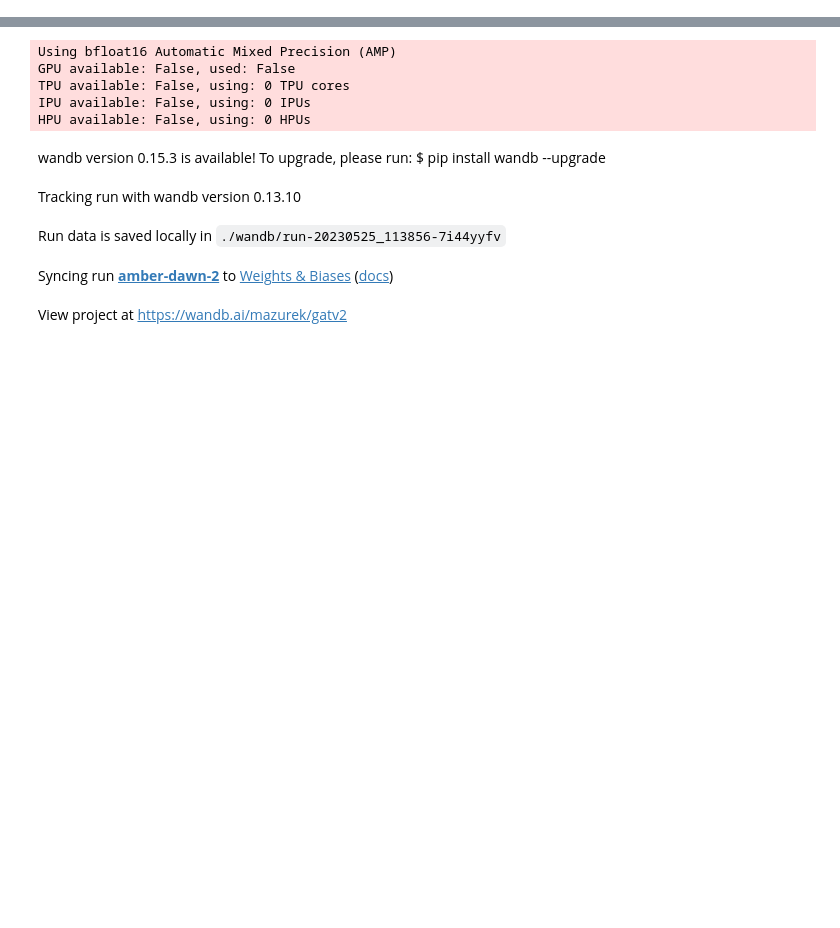
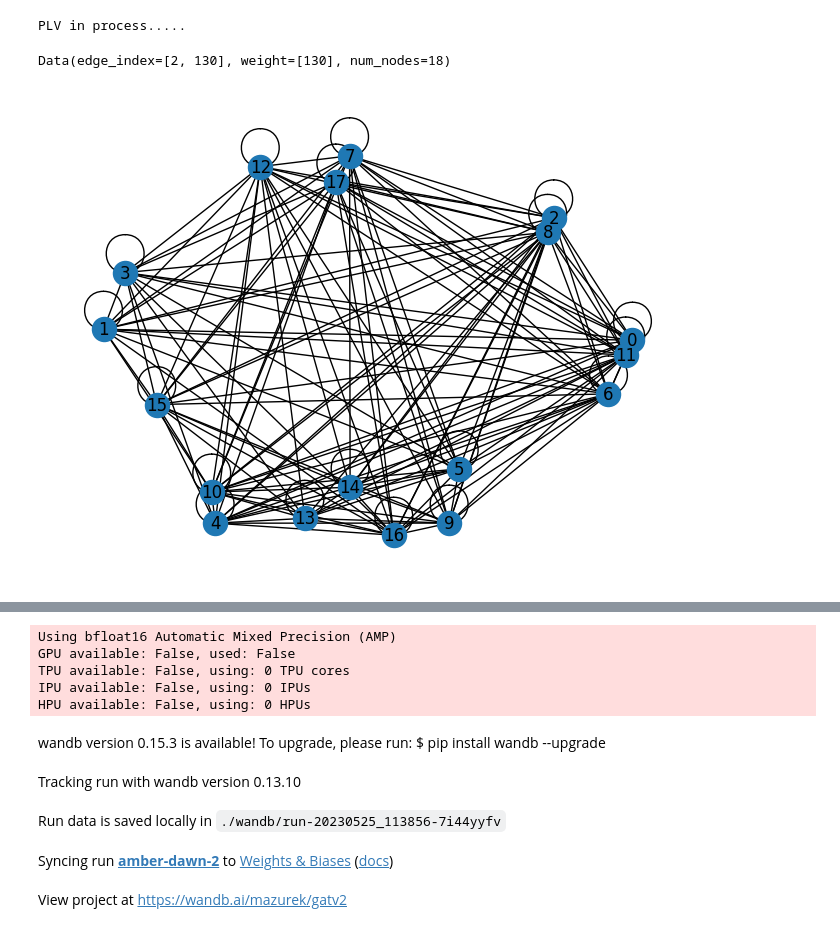
Before and after one commit to szmazurek/sano_eeg, a Jupyter notebook: main_experiments.ipynb, the cells around one changed output, grey strips where cells are left out. Saved outputs shown, nothing was run; the diff lists cells and outputs as text; code cells hidden in the pictures; blank space fills up the shorter version.

```diff
--- a/main_experiments.ipynb
+++ b/main_experiments.ipynb
@@ -1060 +1059,4 @@ Preprocessing time:  17.772361993789673
 8.6
+# %%
+edge_weights = dataloader._edge_weights[0].numpy()
+features = dataloader._features[543].numpy()
@@ -1060,0 +1066,6 @@ Preprocessing time:  17.772361993789673
+# %%
+plv_conn_classic = plv_connectivity(features.shape[0],features)
+plv_conn_mne = compute_phase_lock_val(features)
+spectral_corr = compute_spect_corr(60,features,with_eigenvalues=False)
+# %% [output]
+PLV in process.....
@@ -1060,0 +1074,39 @@ Preprocessing time:  17.772361993789673
+# %%
+n = int(np.sqrt(2 * len(spectral_corr)))+1
+
+# Reshape the flattened array into a square matrix
+upper_triangular = np.zeros((n, n))
+upper_triangular[np.triu_indices(n, k=1)] = spectral_corr
+
+# Create an empty matrix for the complete symmetric matrix
+symmetric_matrix = np.zeros((n, n))
+
+# Fill the upper triangular part (including the diagonal)
+symmetric_matrix[np.triu_indices(n)] = upper_triangular[np.triu_indices(n)]
+
+# Fill the lower triangular part by mirroring the upper triangular
+symmetric_matrix = symmetric_matrix + symmetric_matrix.T - np.diag(np.diag(symmetric_matrix))
+
+# Add 1 to the diagonal elements
+np.fill_diagonal(symmetric_matrix, 1)
+# %%
+result_graph = nx.graph.Graph()
+plv_th = 0.0
+result_graph.add_nodes_from(range(features.shape[0]))
+for i in range(features.shape[0]):
+    for j in range(i+1,features.shape[0]):
+        if symmetric_matrix[i,j] > plv_th:
+            result_graph.add_edge(i,j,weight=symmetric_matrix[i,j])
+def add_self_loops(graph):
+    for node in graph.nodes:
+        graph.add_edge(node,node,weight=1)
+    return graph
+result_graph = add_self_loops(result_graph)
+# %%
+from_networkx(result_graph)
+# %% [output]
+Data(edge_index=[2, 130], weight=[130], num_nodes=18)
+# %%
+nx.draw(result_graph,with_labels=True)
+# %% [output]
+[figure, added]
```
Also changed, not shown: parts of 8 cells of this notebook.
